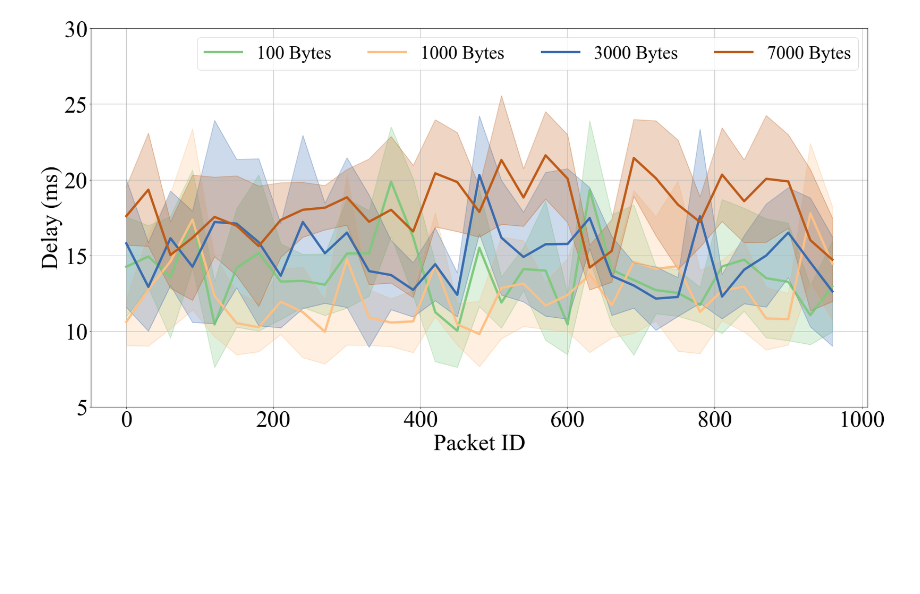
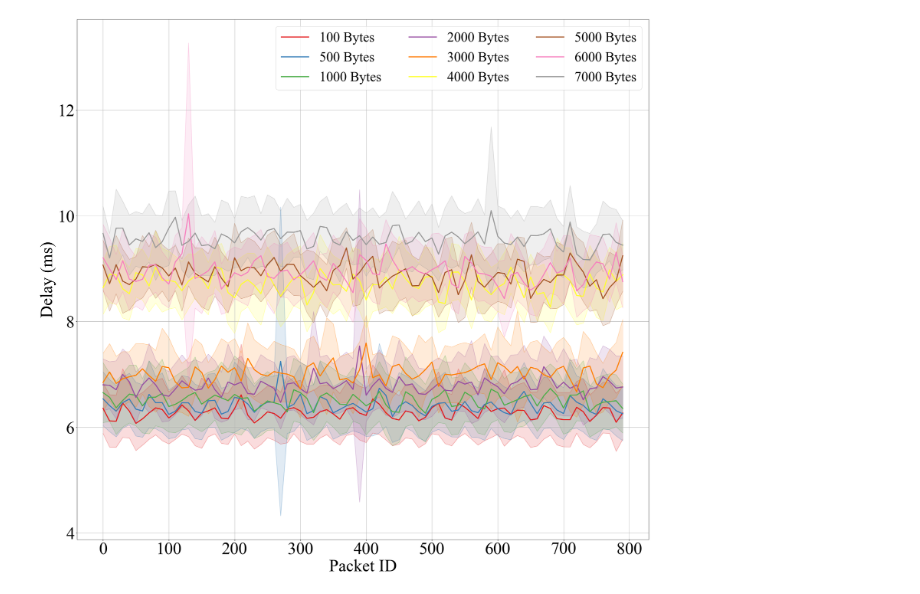
Before and after one commit to neardws/C-V2X-End-to-End-Delay-Analysis, a Jupyter notebook: main.ipynb, the cells around one changed output. Drawn from its saved outputs; the diff is of its cells as text; code cells hidden in the pictures; blank space fills up the shorter version.

Commit message:
update one-shot data

```diff
--- a/main.ipynb
+++ b/main.ipynb
@@ -5,24 +5,28 @@ import matplotlib.pyplot as plt
 from prettytable import PrettyTable
 import brewer2mpl
 
-bmap = brewer2mpl.get_map('Accent', 'qualitative', 7)
+bmap = brewer2mpl.get_map('Set1','Qualitative', 9)
 colors = bmap.mpl_colors
 
-file_name_100 = "100 Bytes/TestRX_2023-03-24_23-21-24.64CF72CB"
-file_name_500 = "500 Bytes/TestRX_2023-03-24_23-25-36.1C948457"
-file_name_1000 = "1000 Bytes/TestRX_2023-03-24_23-05-41.F2CC216E"
-file_name_1500 = "1500 Bytes/TestRX_2023-03-24_23-03-16.38DB3041"
-file_name_3000 = "3000 Bytes/TestRX_2023-03-24_23-14-43.32843EDE"
-file_name_5000 = "5000 Bytes/TestRX_2023-03-24_23-08-10.49CCD6E5"
-file_name_7000 = "7000 Bytes/TestRX_2023-03-24_23-12-01.574EFF0D"
+file_name_100 = "one-shot/100 Bytes/TestRX_2023-03-27_22-52-06.3F22D3F4"
+file_name_500 = "one-shot/500 Bytes/TestRX_2023-03-27_23-14-32.B644468F"
+file_name_1000 = "one-shot/1000 Bytes/TestRX_2023-03-27_23-12-15.78F9F82A"
+file_name_2000 = "one-shot/2000 Bytes/TestRX_2023-03-27_23-22-29.F72D49E9"
+file_name_3000 = "one-shot/3000 Bytes/TestRX_2023-03-27_23-02-34.99E6AD3C"
+file_name_4000 = "one-shot/4000 Bytes/TestRX_2023-03-27_23-20-18.3FFCD18C"
+file_name_5000 = "one-shot/5000 Bytes/TestRX_2023-03-27_23-00-02.339234F1"
+file_name_6000 = "one-shot/6000 Bytes/TestRX_2023-03-27_23-18-02.79C14F26"
+file_name_7000 = "one-shot/7000 Bytes/TestRX_2023-03-27_22-56-15.F85EE399"
 
 file_name = []
 file_name.append(file_name_100)
 file_name.append(file_name_500)
 file_name.append(file_name_1000)
-file_name.append(file_name_1500)
+file_name.append(file_name_2000)
 file_name.append(file_name_3000)
+file_name.append(file_name_4000)
 file_name.append(file_name_5000)
+file_name.append(file_name_6000)
 file_name.append(file_name_7000)
 
 delays = []
@@ -50,7 +54,7 @@ for file in file_name:
     f.close()
 
 table = PrettyTable(['Size', 'Average Delay','Max Delay','Min Delay', 'Delay STD', 'Delay Var', 'Packet Loss Rate'])
-byte_list = ['100 Bytes', '500 Bytes', '1000 Bytes', '1500 Bytes', '3000 Bytes', '5000 Bytes', '7000 Bytes']
+byte_list = ['100 Bytes', '500 Bytes', '1000 Bytes', '2000 Bytes', '3000 Bytes', '4000 Bytes', '5000 Bytes', '6000 Bytes', '7000 Bytes']
 
 for i in range(len(delays)):
     np_array = np.array(delays[i])
@@ -92,50 +96,50 @@ def get_mean_and_standard_deviation_result(result, ranges, max_num):
     return mean_minus_std, mean_results, mean_plus_std
 
 
-def draw_one_result(axe, epoch_index, rewards, ranges, max_num, colors, line_label, linewidth=5.0):
+def draw_one_result(axe, epoch_index, rewards, ranges, max_num, color, line_label, linewidth=3.0):
     mean_minus_std, mean_results, mean_plus_std = get_mean_and_standard_deviation_result(rewards, ranges, max_num)
     x_vals = list(range(len(mean_results)))
     nex_x_vals = [x * ranges for x in x_vals]
-    axe.plot(nex_x_vals, mean_results, color=colors[0], label=line_label, linewidth=linewidth)
-    axe.plot(nex_x_vals, mean_plus_std, color=colors[0], alpha=0.25)
-    axe.plot(nex_x_vals, mean_minus_std, color=colors[0], alpha=0.25)
-    axe.fill_between(nex_x_vals, y1=mean_minus_std, y2=mean_plus_std, alpha=0.25, color=colors[0])
+    axe.plot(nex_x_vals, mean_results, color=color, linestyle="-", label=line_label, linewidth=linewidth)
+    axe.plot(nex_x_vals, mean_plus_std, color=color, alpha=0.25)
+    axe.plot(nex_x_vals, mean_minus_std, color=color, alpha=0.25)
+    axe.fill_between(nex_x_vals, y1=mean_minus_std, y2=mean_plus_std, alpha=0.15, color=color)
 
 df = pd.DataFrame (delays).transpose()
-df.columns = ['100 Bytes', '500 Bytes', '1000 Bytes', '1500 Bytes', '3000 Bytes', '5000 Bytes', '7000 Bytes']
+df.columns = ['100 Bytes', '500 Bytes', '1000 Bytes', '2000 Bytes', '3000 Bytes', '4000 Bytes', '5000 Bytes', '6000 Bytes', '7000 Bytes']
 df.to_csv("delays.csv")
 
-labels = ['100 Bytes', '500 Bytes', '1000 Bytes', '1500 Bytes', '3000 Bytes', '5000 Bytes', '7000 Bytes']
-markers = ['*', 'd', 's', '^', 'o', 'P', 'X']
+labels = ['100 Bytes', '500 Bytes', '1000 Bytes', '2000 Bytes', '3000 Bytes', '4000 Bytes', '5000 Bytes', '6000 Bytes', '7000 Bytes']
+markers = ['*', 'd', 's', '^', 'o', 'P', 'X', 'D', 'v']
 font_size = 50
 legend_size = 40
 markersize = 10
-plt.figure(figsize=(30, 15))
+plt.figure(figsize=(30, 28))
 plt.rcParams['font.family'] = 'Times New Roman'  # 设置字体
 
 epoch_index = []
 for i in range(1000):
     epoch_index.append(i)
 
-ranges = 30
-max_num = 1000
-i = 0
-draw_one_result(plt, epoch_index, np.array(delays[i]), ranges, max_num, colors[i:i+2], line_label=labels[i])
-i = 2
-draw_one_result(plt, epoch_index, np.array(delays[i]), ranges, max_num, colors[i:i+2], line_label=labels[i])
-i = 4
-draw_one_result(plt, epoch_index, np.array(delays[i]), ranges, max_num, colors[i:i+2], line_label=labels[i])
-i = 6
-draw_one_result(plt, epoch_index, np.array(delays[i]), ranges, max_num, colors[i:i+2], line_label=labels[i])
-# for i in range(len(delays)):
-    # draw_one_result(plt, epoch_index, np.array(delays[i]), ranges, max_num, colors[i:i+2], line_label=labels[i])
-    # plt.plot(range(len(delays[i])), delays[i], marker=markers[i], markersize=markersize, color=colors[i], alpha=0.5, label=labels[i])
+ranges = 10
+max_num = 800
+# i = 0
+# draw_one_result(plt, epoch_index, np.array(delays[i]), ranges, max_num, colors[i:i+2], line_label=labels[i])
+# i = 2
+# draw_one_result(plt, epoch_index, np.array(delays[i]), ranges, max_num, colors[i:i+2], line_label=labels[i])
+# i = 4
+# draw_one_result(plt, epoch_index, np.array(delays[i]), ranges, max_num, colors[i:i+2], line_label=labels[i])
+# i = 6
+# draw_one_result(plt, epoch_index, np.array(delays[i]), ranges, max_num, colors[i:i+2], line_label=labels[i])
+for i in range(len(delays)):
+    draw_one_result(plt, epoch_index, np.array(delays[i]), ranges, max_num, colors[i], line_label=labels[i])
+    # plt.plot(range(len(delays[i])), delays[i], 'o', marker=markers[i], markersize=markersize, color=colors[i], alpha=0.5, label=labels[i])
 
 plt.tick_params(labelsize=font_size)        # 设置坐标轴上刻度的字体大小
-plt.ylim(5, 30)
+# plt.ylim(5, 15)
 # plt.xlim(0,1000)
 plt.grid()
-plt.legend(loc=0, fontsize = legend_size, ncol=4)     # 显示图例，loc=0表示图例会根据图片情况自动摆放
+plt.legend(loc=0, fontsize = legend_size, ncol=3)     # 显示图例，loc=0表示图例会根据图片情况自动摆放
 plt.xlabel("Packet ID", fontsize=font_size)  # 横坐标名字
 plt.ylabel("Delay (ms)", fontsize=font_size)  # 纵坐标名字
 plt.savefig("Fig-delays.pdf", bbox_inches='tight')
@@ -155 +161 @@ plt.show()
-[figure, old version]
+[figure, new version]
```
Also changed, not shown: parts of 1 cell of this notebook, 20 other files.
